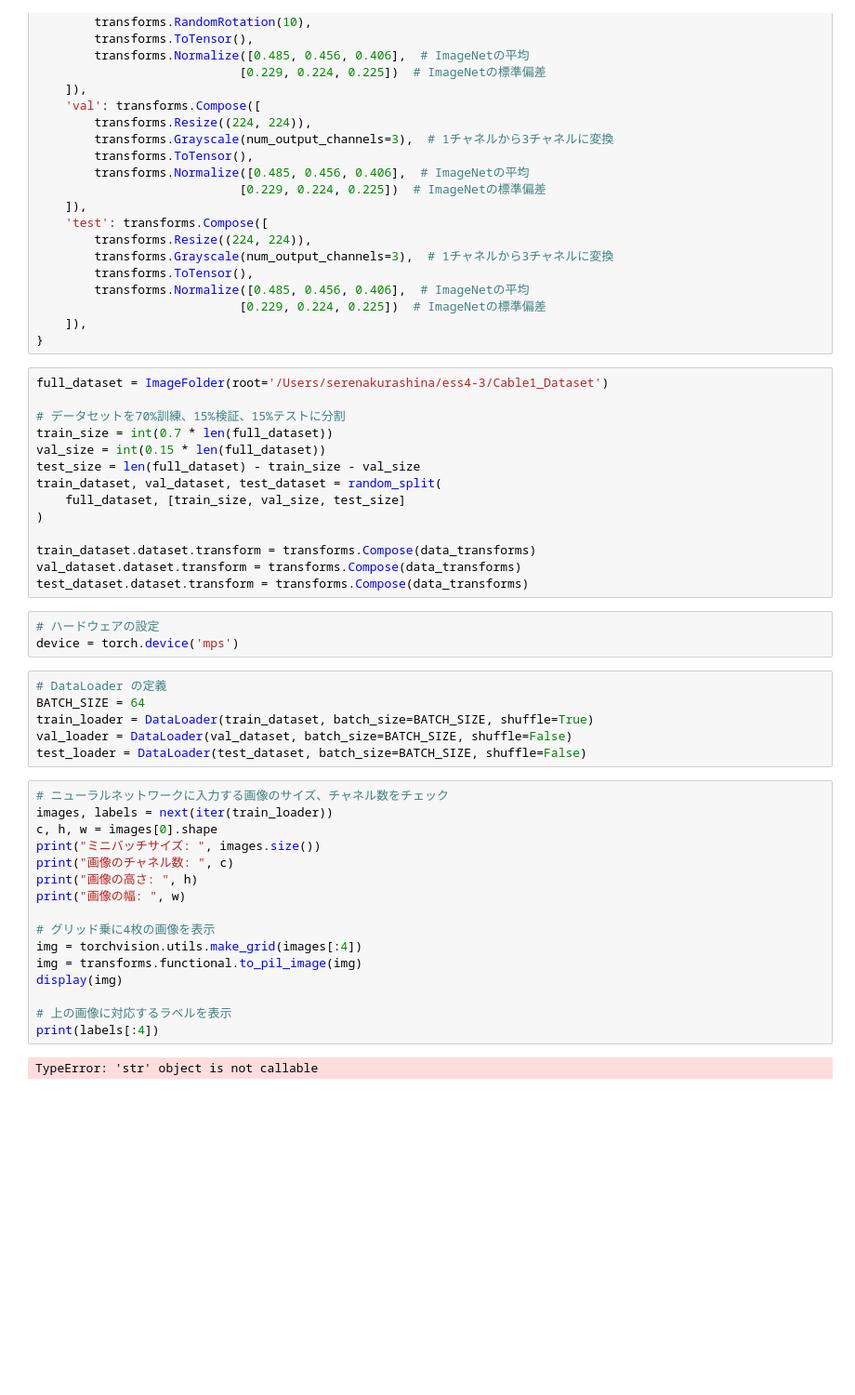
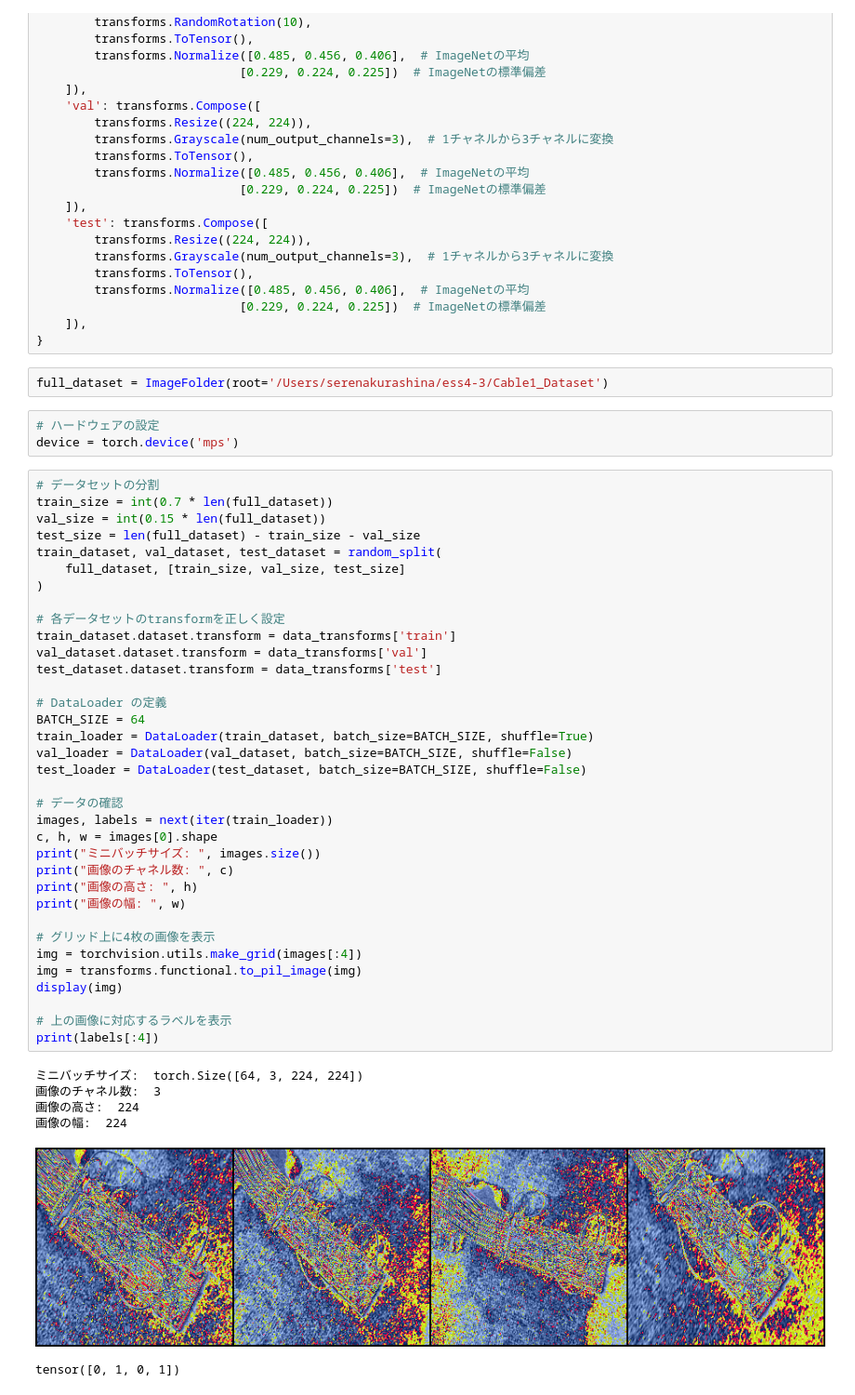
Before and after one commit to reireu/for-copy, a Jupyter notebook: kadai4.ipynb, the cells around one changed output. Shown at 93% size. Drawn from its saved outputs; the diff is of its cells as text; blank space fills up the shorter version.

```diff
--- a/kadai4.ipynb
+++ b/kadai4.ipynb
@@ -44,44 +44,50 @@ data_transforms = {
                             [0.229, 0.224, 0.225])  # ImageNetの標準偏差
     ]),
 }
-# %%
-full_dataset = ImageFolder(root='/Users/serenakurashina/ess4-3/Cable1_Dataset')
-
-# データセットを70%訓練、15%検証、15%テストに分割
-train_size = int(0.7 * len(full_dataset))
-val_size = int(0.15 * len(full_dataset))
-test_size = len(full_dataset) - train_size - val_size
-train_dataset, val_dataset, test_dataset = random_split(
-    full_dataset, [train_size, val_size, test_size]
-)
-
-train_dataset.dataset.transform = transforms.Compose(data_transforms)
-val_dataset.dataset.transform = transforms.Compose(data_transforms)
-test_dataset.dataset.transform = transforms.Compose(data_transforms)
+# %%
+full_dataset = ImageFolder(root='/Users/serenakurashina/ess4-3/Cable1_Dataset')
 # %%
 # ハードウェアの設定
 device = torch.device('mps')
-# %%
-# DataLoader の定義
-BATCH_SIZE = 64
-train_loader = DataLoader(train_dataset, batch_size=BATCH_SIZE, shuffle=True)
-val_loader = DataLoader(val_dataset, batch_size=BATCH_SIZE, shuffle=False)
-test_loader = DataLoader(test_dataset, batch_size=BATCH_SIZE, shuffle=False)
 # %%
-# ニューラルネットワークに入力する画像のサイズ、チャネル数をチェック
+# データセットの分割
+train_size = int(0.7 * len(full_dataset))
+val_size = int(0.15 * len(full_dataset))
+test_size = len(full_dataset) - train_size - val_size
+train_dataset, val_dataset, test_dataset = random_split(
+    full_dataset, [train_size, val_size, test_size]
+)
+
+# 各データセットのtransformを正しく設定
+train_dataset.dataset.transform = data_transforms['train']
+val_dataset.dataset.transform = data_transforms['val']
+test_dataset.dataset.transform = data_transforms['test']
+
+# DataLoader の定義
+BATCH_SIZE = 64
+train_loader = DataLoader(train_dataset, batch_size=BATCH_SIZE, shuffle=True)
+val_loader = DataLoader(val_dataset, batch_size=BATCH_SIZE, shuffle=False)
+test_loader = DataLoader(test_dataset, batch_size=BATCH_SIZE, shuffle=False)
+
+# データの確認
 images, labels = next(iter(train_loader))
 c, h, w = images[0].shape
 print("ミニバッチサイズ: ", images.size())
 print("画像のチャネル数: ", c)
 print("画像の高さ: ", h)
 print("画像の幅: ", w)
 
-# グリッド乗に4枚の画像を表示
+# グリッド上に4枚の画像を表示
 img = torchvision.utils.make_grid(images[:4])
 img = transforms.functional.to_pil_image(img)
 display(img)
 
 # 上の画像に対応するラベルを表示
 print(labels[:4])
 # %% [output]
-TypeError: 'str' object is not callable
+ミニバッチサイズ:  torch.Size([64, 3, 224, 224])
+画像のチャネル数:  3
+画像の高さ:  224
+画像の幅:  224
+[figure, added]
+tensor([0, 1, 0, 1])
```
Also changed, not shown: parts of 7 cells of this notebook.
